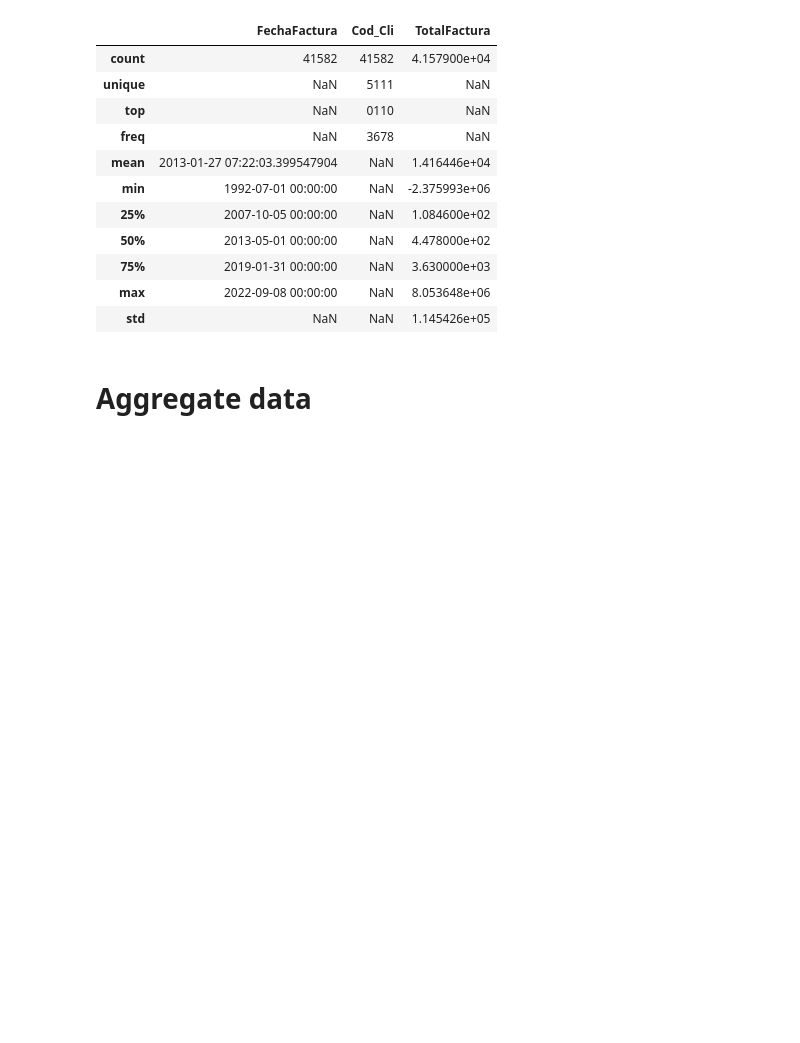
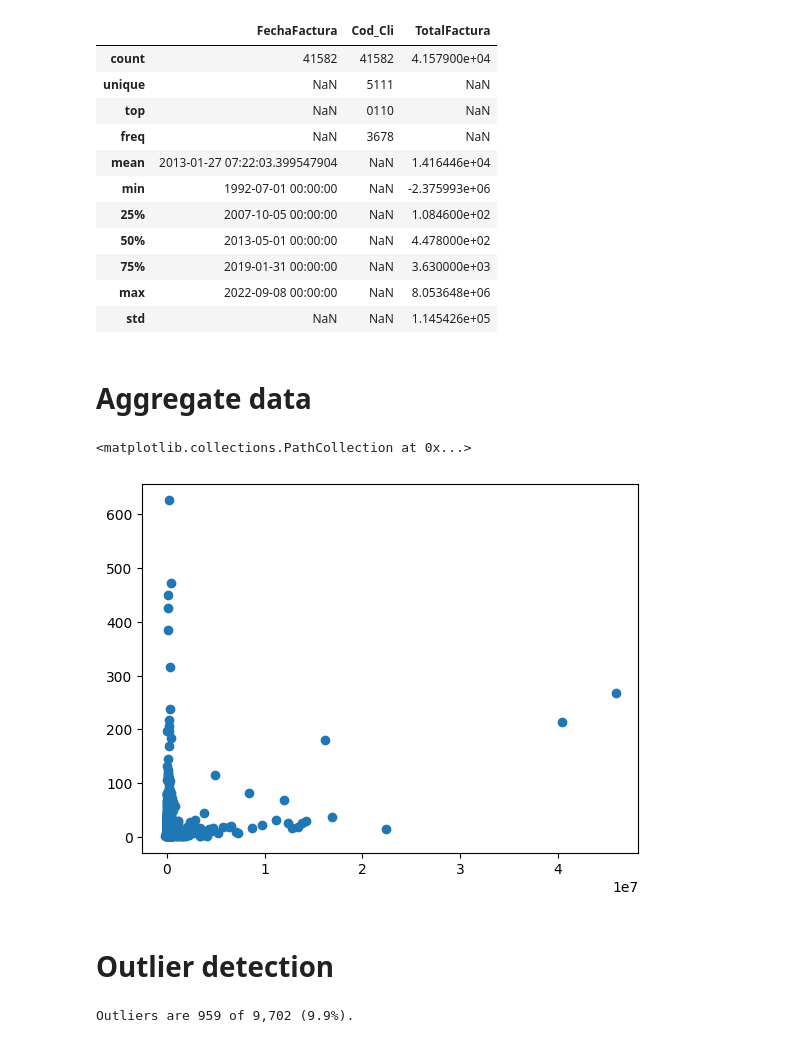
Before and after one commit to mcleroj/Python, a Jupyter notebook: clustering_metods.ipynb, the cells around one changed output. Drawn from its saved outputs; the diff is of its cells as text; code cells hidden in the pictures; blank space fills up the shorter version.

```diff
--- a/clustering_metods.ipynb
+++ b/clustering_metods.ipynb
@@ -17,9 +17,9 @@ file_path = "Y:/Mercanza/ProyectosDVA/CM Proyectos/0. QVD"
 raw_df = qvd.read(file_path + "/vfacturas.qvd")
 # raw_df.head()
 
-df2 = raw_df[["FechaFactura", "Cod_Cli", "TotalFactura"]].copy()
-df2.head()
-df2.info()
+df_raw = raw_df[["FechaFactura", "Cod_Cli", "TotalFactura"]].copy()
+df_raw.head()
+df_raw.info()
 # %% [output]
 <class 'pandas.core.frame.DataFrame'>
 RangeIndex: 41582 entries, 0 to 41581
@@ -36,13 +36,13 @@ memory usage: 974.7+ KB
 # %%
 type_table = {"FechaFactura": "int32", "Cod_Cli": "string", "TotalFactura": "float32"}
 
-df2 = df2.astype(type_table)
-df2["FechaFactura"] = pd.to_datetime(
-    df2["FechaFactura"], unit="D", origin="1899-12-30"  # Excel (Qlik) base
+df_raw = df_raw.astype(type_table)
+df_raw["FechaFactura"] = pd.to_datetime(
+    df_raw["FechaFactura"], unit="D", origin="1899-12-30"  # Excel (Qlik) base
 )
 
-df2.info()
-df2.head()
+df_raw.info()
+df_raw.head()
 # %% [output]
 <class 'pandas.core.frame.DataFrame'>
 RangeIndex: 41582 entries, 0 to 41581
@@ -79,7 +79,7 @@ df2.describe(include="all", datetime_is_numeric=True)
 # Aggregate data
 # %%
 df = (
-    df2.groupby(["Cod_Cli", df2["FechaFactura"].dt.year])["TotalFactura"]
+    df_raw.groupby(["Cod_Cli", df_raw["FechaFactura"].dt.year])["TotalFactura"]
     .agg(["sum", "count"])
     .reset_index()
 )
@@ -97,3 +97,10 @@ df = df.rename(
 
 # save data for future use
 df.to_csv('sales_and_bills.csv', index=False)
+# %%
+plt.scatter(x=df.Sales, y=df.Bills)
+# %% [output]
+<matplotlib.collections.PathCollection at 0x...>
+[figure, added]
+# %% [markdown]
+# Outlier detection
@@ -99,0 +112,18 @@ df.to_csv('sales_and_bills.csv', index=False)
+# %%
+model = IsolationForest()
+model.fit(df2)
+
+scores = model.decision_function(df2)
+anomaly = model.predict(df2)
+
+df2['scores'] = scores
+df2['anomaly'] = anomaly
+
+anomaly_index = list(df2.loc[df2['anomaly']==-1].index)
+outliers = len(anomaly_index)
+total = len(df2.index)
+print(
+    f"Outliers are {outliers:,} of {total:,} ({outliers / total:.1%})."
+)
+# %% [output]
+Outliers are 959 of 9,702 (9.9%).
```
Also changed, not shown: parts of 10 cells of this notebook.
